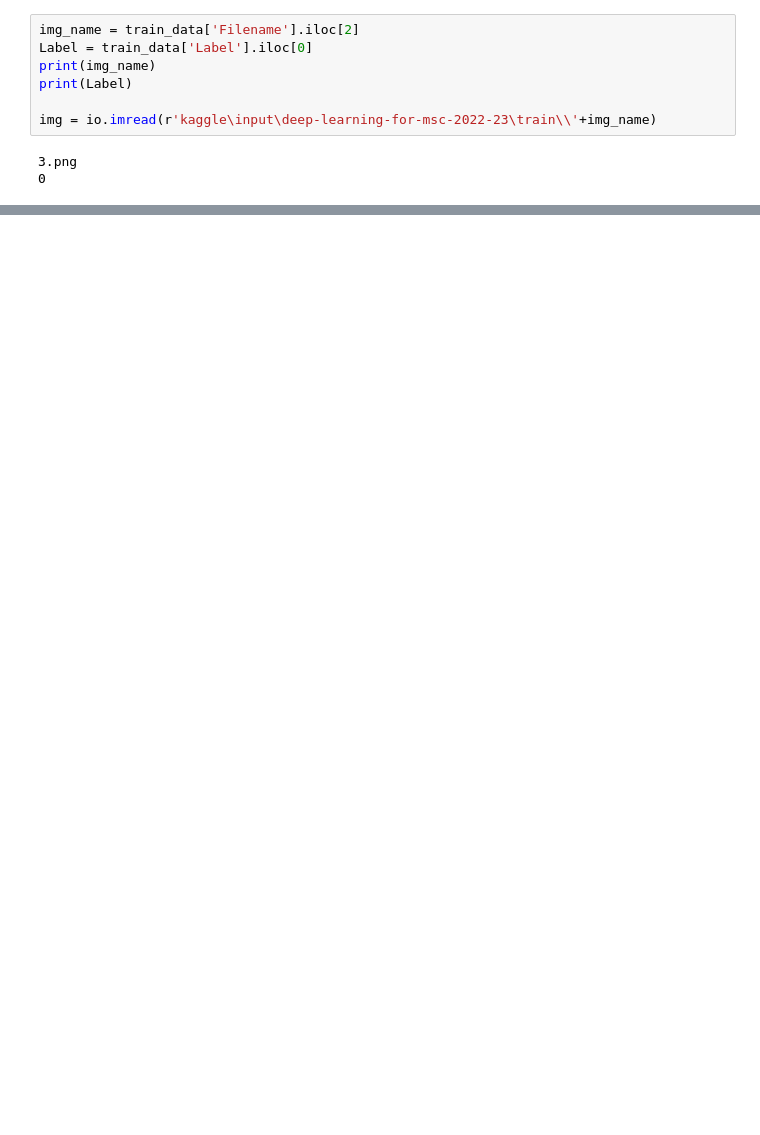
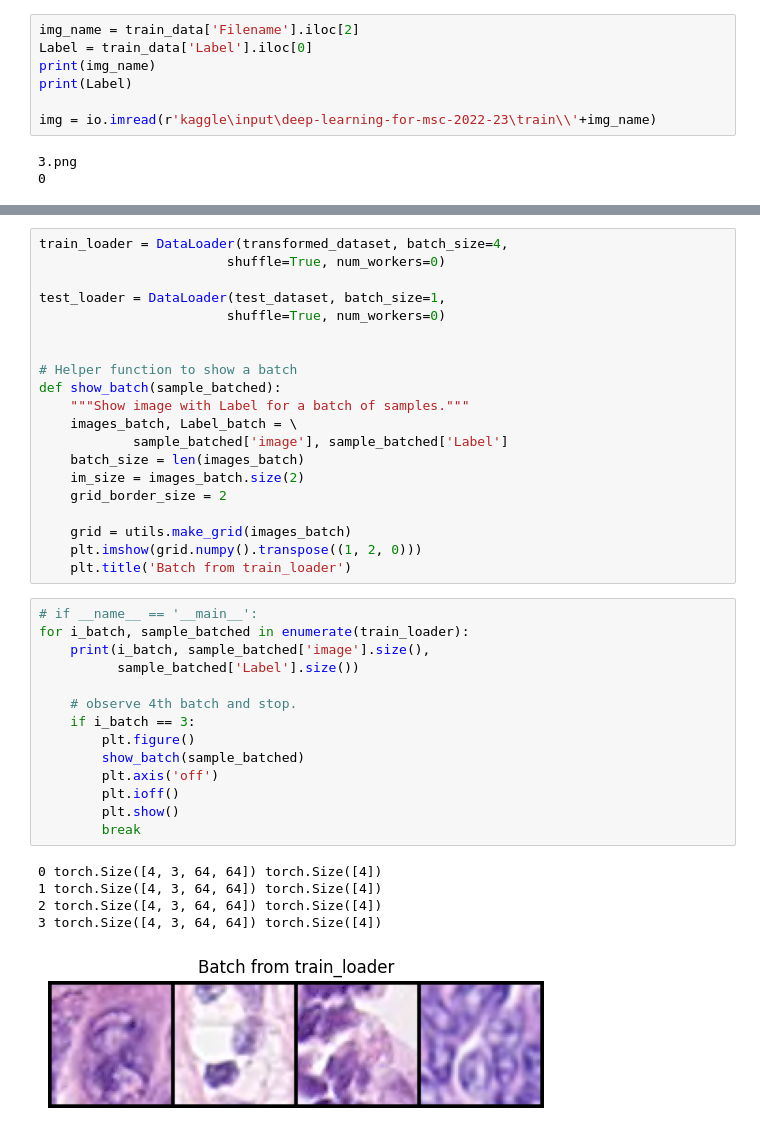
Before and after one commit to oscell/Deep-Learning-Assesment, a Jupyter notebook: deep-learning-competition.ipynb, the cells around one changed output, grey strips where cells are left out. Cells and saved outputs as stored; diff of their text form; blank space fills up the shorter version.

```diff
--- a/deep-learning-competition.ipynb
+++ b/deep-learning-competition.ipynb
@@ -442,0 +223,40 @@ Test set: Average loss: 0.8045, Accuracy: 5187/7560 (69%)
+# %%
+train_loader = DataLoader(transformed_dataset, batch_size=4,
+                        shuffle=True, num_workers=0)
+
+test_loader = DataLoader(test_dataset, batch_size=1,
+                        shuffle=True, num_workers=0)
+
+
+# Helper function to show a batch
+def show_batch(sample_batched):
+    """Show image with Label for a batch of samples."""
+    images_batch, Label_batch = \
+            sample_batched['image'], sample_batched['Label']
+    batch_size = len(images_batch)
+    im_size = images_batch.size(2)
+    grid_border_size = 2
+
+    grid = utils.make_grid(images_batch)
+    plt.imshow(grid.numpy().transpose((1, 2, 0)))
+    plt.title('Batch from train_loader')
+# %%
+# if __name__ == '__main__':
+for i_batch, sample_batched in enumerate(train_loader):
+    print(i_batch, sample_batched['image'].size(),
+          sample_batched['Label'].size())
+
+    # observe 4th batch and stop.
+    if i_batch == 3:
+        plt.figure()
+        show_batch(sample_batched)
+        plt.axis('off')
+        plt.ioff()
+        plt.show()
+        break
+# %% [output]
+0 torch.Size([4, 3, 64, 64]) torch.Size([4])
+1 torch.Size([4, 3, 64, 64]) torch.Size([4])
+2 torch.Size([4, 3, 64, 64]) torch.Size([4])
+3 torch.Size([4, 3, 64, 64]) torch.Size([4])
+[figure, added]
```
Also changed, not shown: parts of 47 cells of this notebook.
